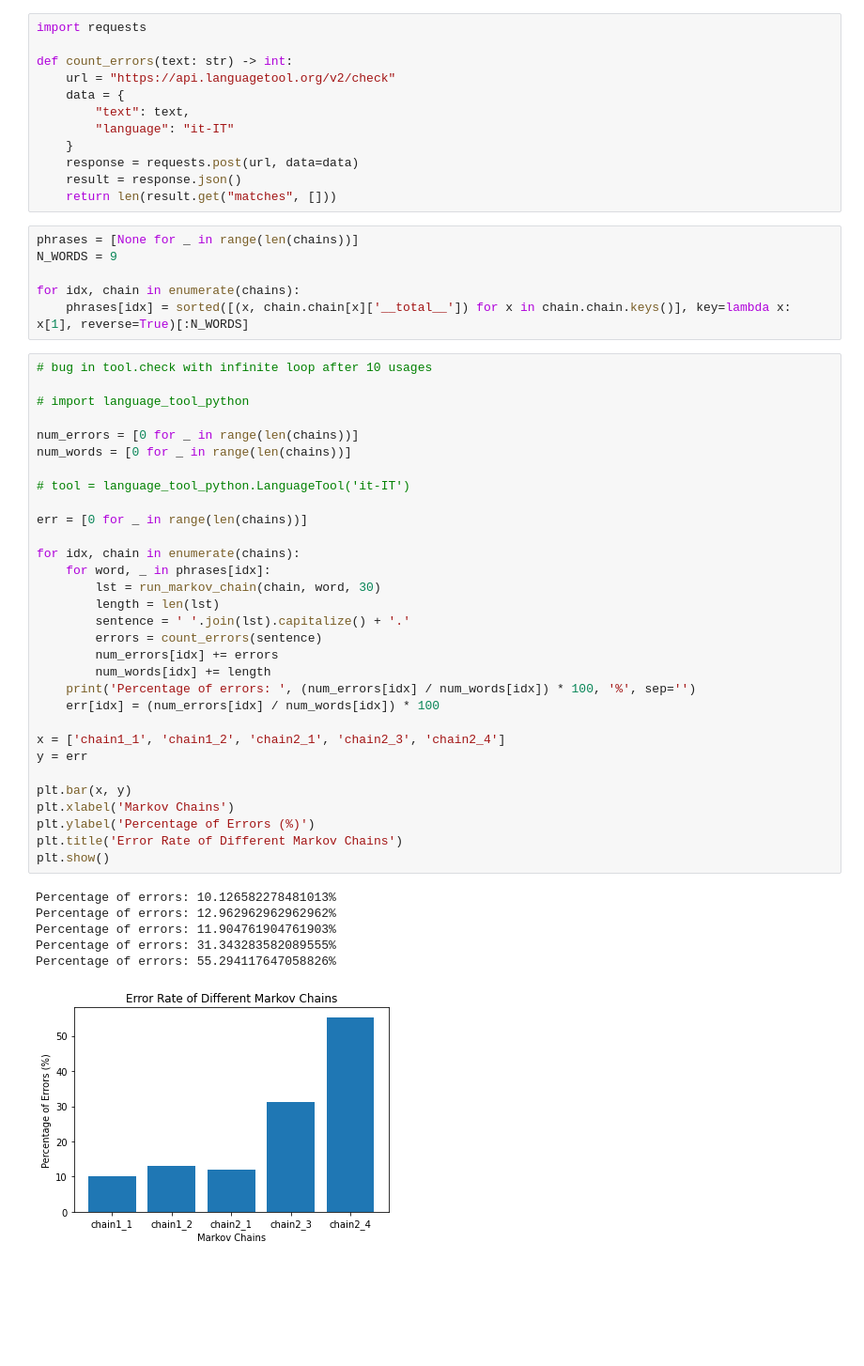
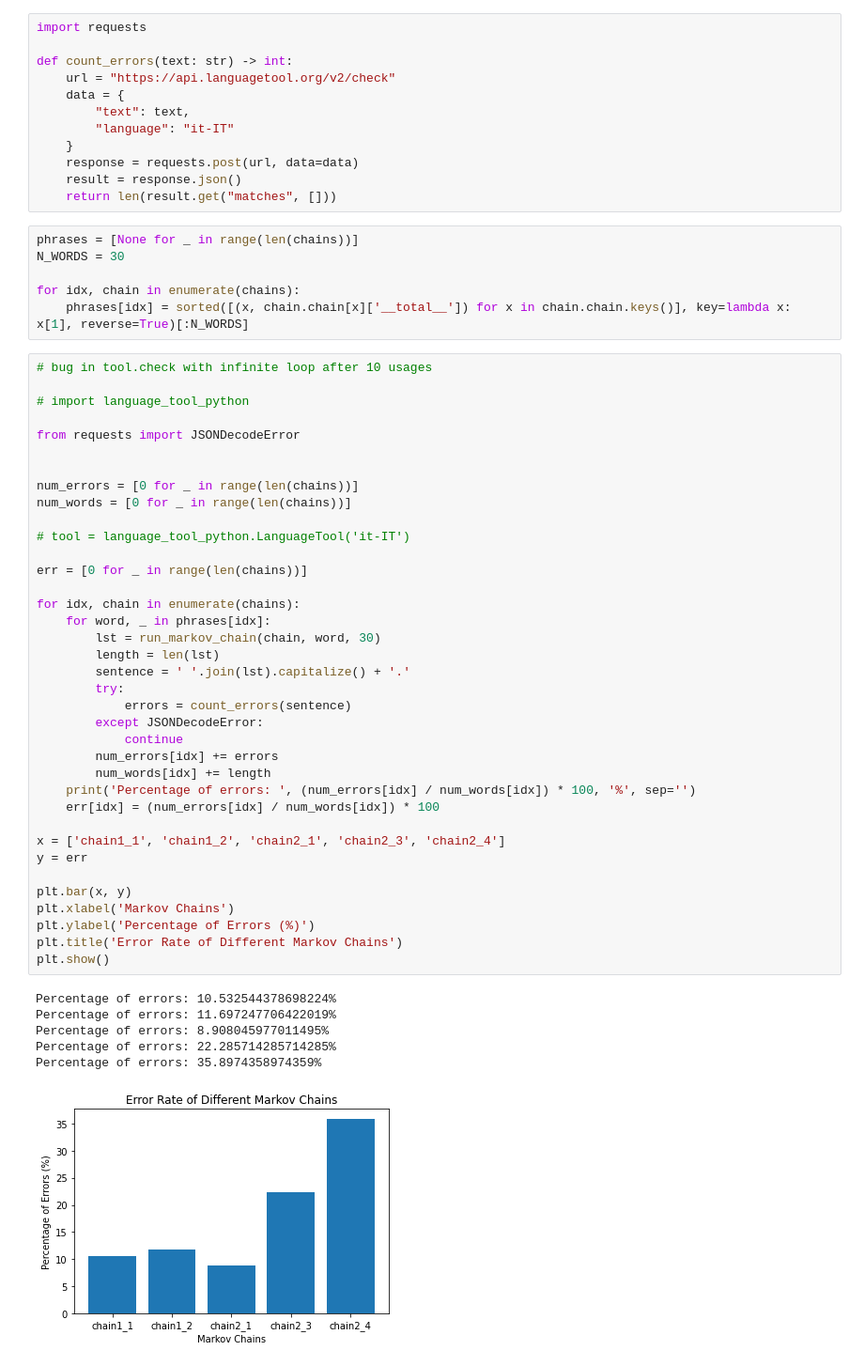
Before and after one commit to DanieleDiSpirito/python_programs, a Jupyter notebook: markov_chain/text_autocompletation.ipynb, the cells around one changed output. Shown: that part at 94% size. Drawn from its saved outputs; the diff is of its cells as text; blank space fills up the shorter version.

```diff
--- a/markov_chain/text_autocompletation.ipynb
+++ b/markov_chain/text_autocompletation.ipynb
@@ -357,7 +315,7 @@ def count_errors(text: str) -> int:
     return len(result.get("matches", []))
 # %%
 phrases = [None for _ in range(len(chains))]
-N_WORDS = 9
+N_WORDS = 30
 
 for idx, chain in enumerate(chains):
     phrases[idx] = sorted([(x, chain.chain[x]['__total__']) for x in chain.chain.keys()], key=lambda x: x[1], reverse=True)[:N_WORDS]
@@ -365,37 +323,43 @@ for idx, chain in enumerate(chains):
 # bug in tool.check with infinite loop after 10 usages
 
 # import language_tool_python
+
+from requests import JSONDecodeError
+
 
 num_errors = [0 for _ in range(len(chains))]
 num_words = [0 for _ in range(len(chains))]
 
 # tool = language_tool_python.LanguageTool('it-IT')
 
 err = [0 for _ in range(len(chains))]
 
 for idx, chain in enumerate(chains):
     for word, _ in phrases[idx]:
         lst = run_markov_chain(chain, word, 30)
         length = len(lst)
         sentence = ' '.join(lst).capitalize() + '.'
-        errors = count_errors(sentence)
+        try:
+            errors = count_errors(sentence)
+        except JSONDecodeError:
+            continue
         num_errors[idx] += errors
         num_words[idx] += length
     print('Percentage of errors: ', (num_errors[idx] / num_words[idx]) * 100, '%', sep='')
     err[idx] = (num_errors[idx] / num_words[idx]) * 100
 
 x = ['chain1_1', 'chain1_2', 'chain2_1', 'chain2_3', 'chain2_4']
 y = err
 
 plt.bar(x, y)
 plt.xlabel('Markov Chains')
 plt.ylabel('Percentage of Errors (%)')
 plt.title('Error Rate of Different Markov Chains')
 plt.show()
 # %% [output]
-Percentage of errors: 10.126582278481013%
-Percentage of errors: 12.962962962962962%
-Percentage of errors: 11.904761904761903%
-Percentage of errors: 31.343283582089555%
-Percentage of errors: 55.294117647058826%
+Percentage of errors: 10.532544378698224%
+Percentage of errors: 11.697247706422019%
+Percentage of errors: 8.908045977011495%
+Percentage of errors: 22.285714285714285%
+Percentage of errors: 35.8974358974359%
-[figure, old version]
+[figure, new version]
```
Also changed, not shown: parts of 18 cells of this notebook.
